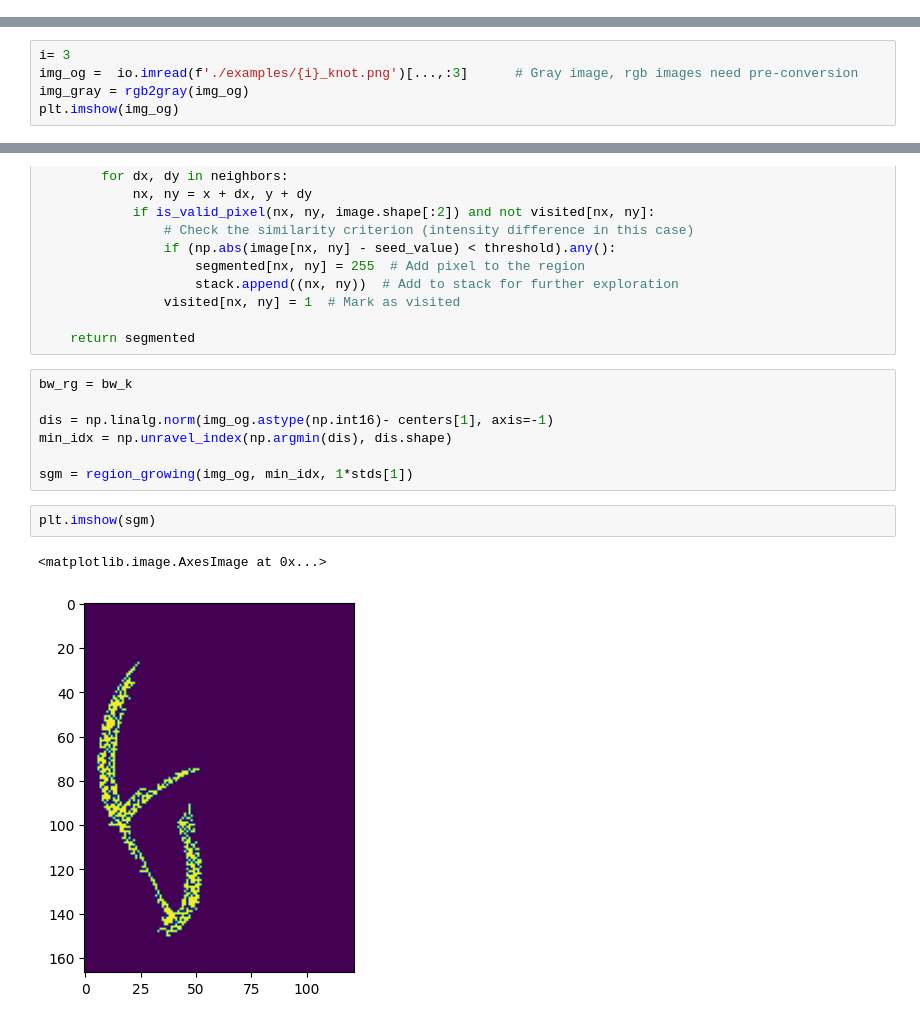
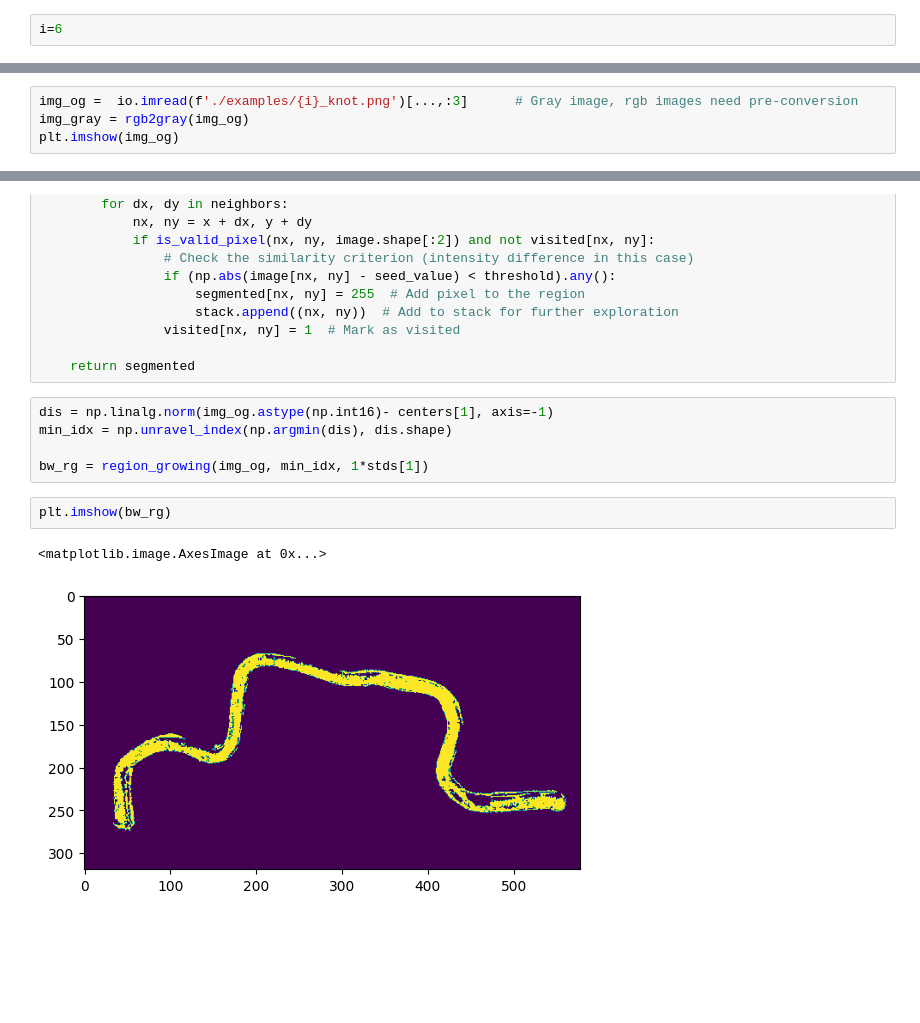
Before and after one commit to PhilJ0ly/knotId, a Jupyter notebook: segmentation.ipynb, the cells around one changed output, grey strips where cells are left out. Saved outputs shown, nothing was run; the diff lists cells and outputs as text; blank space fills up the shorter version.

```diff
--- a/segmentation.ipynb
+++ b/segmentation.ipynb
@@ -4,6 +4,8 @@ Philippe Joly 28-09-24
 # Rope Binary Segmentation
 # %% [markdown]
 Implementation of various methods to segment a rope from its background and turn it into a binary segmentation
+# %%
+i=6
 # %% [markdown]
 ## Setup
 # %%
@@ -19,7 +21,6 @@ from skimage.feature import canny
 import cv2
 from scipy import ndimage
 # %%
-i= 3
 img_og =  io.imread(f'./examples/{i}_knot.png')[...,:3]      # Gray image, rgb images need pre-conversion
 img_gray = rgb2gray(img_og)
 plt.imshow(img_og)
@@ -180,14 +191,12 @@ def region_growing(image, seed, threshold):
 
     return segmented
 # %%
-bw_rg = bw_k
-
 dis = np.linalg.norm(img_og.astype(np.int16)- centers[1], axis=-1)
 min_idx = np.unravel_index(np.argmin(dis), dis.shape)
 
-sgm = region_growing(img_og, min_idx, 1*stds[1])
+bw_rg = region_growing(img_og, min_idx, 1*stds[1])
 # %%
-plt.imshow(sgm)
+plt.imshow(bw_rg)
 # %% [output]
 <matplotlib.image.AxesImage at 0x...>
-[figure, old version]
+[figure, new version]
```
Also changed, not shown: parts of 14 cells of this notebook, 1 other file.
